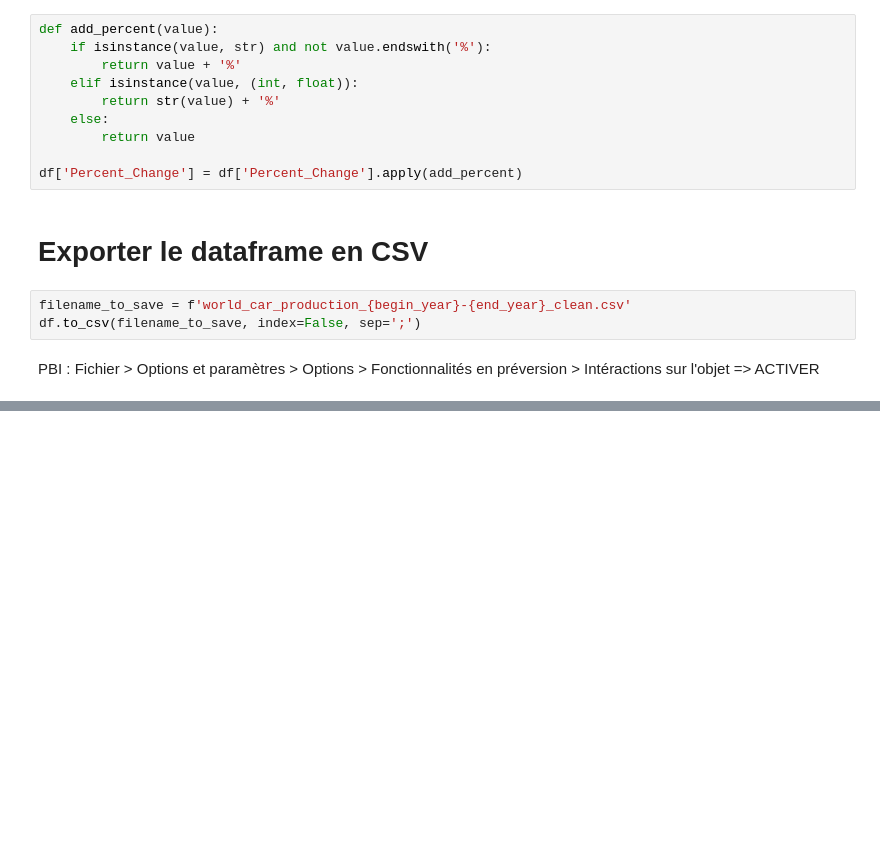
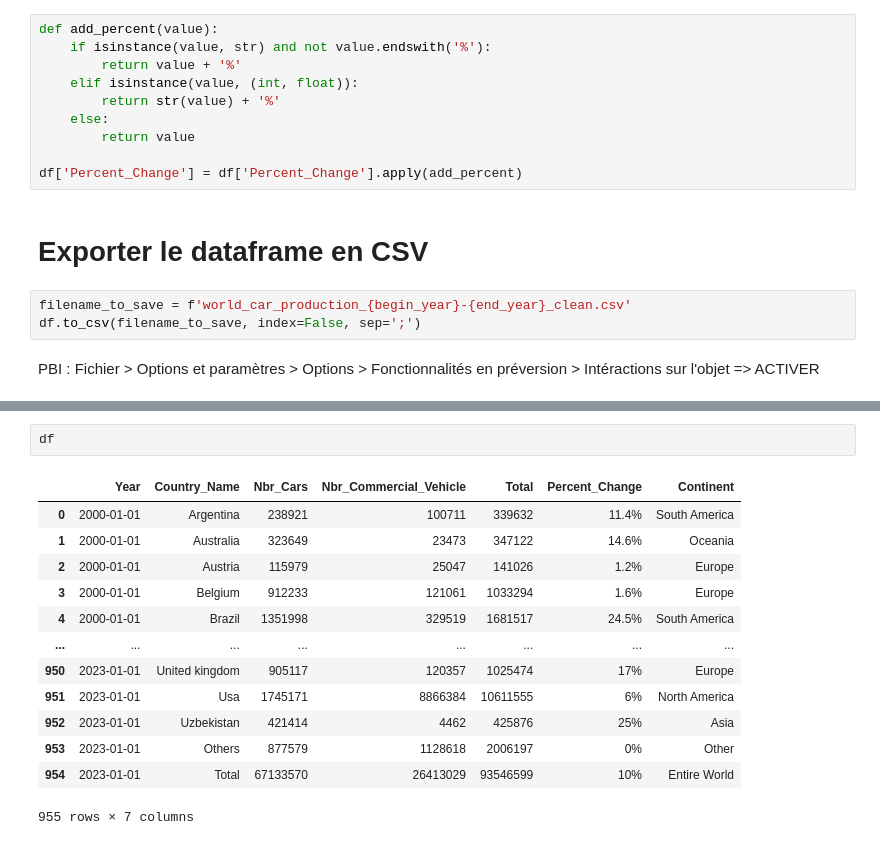
Before and after one commit to SEILERLuc/analyse_auto, a Jupyter notebook: cleaning.ipynb, the cells around one changed output, grey strips where cells are left out. Drawn from its saved outputs; the diff is of its cells as text; blank space fills up the shorter version.

```diff
--- a/cleaning.ipynb
+++ b/cleaning.ipynb
@@ -485,0 +588,16 @@ PBI : Fichier > Options et paramètres > Options > Fonctionnalités en préversi
+# %%
+df
+# %% [output]
+|  | Year | Country_Name | Nbr_Cars | Nbr_Commercial_Vehicle | Total | Percent_Change | Continent |
+| 0 | 2000-01-01 | Argentina | 238921 | 100711 | 339632 | 11.4% | South America |
+| 1 | 2000-01-01 | Australia | 323649 | 23473 | 347122 | 14.6% | Oceania |
+| 2 | 2000-01-01 | Austria | 115979 | 25047 | 141026 | 1.2% | Europe |
+| 3 | 2000-01-01 | Belgium | 912233 | 121061 | 1033294 | 1.6% | Europe |
+| 4 | 2000-01-01 | Brazil | 1351998 | 329519 | 1681517 | 24.5% | South America |
+| ... | ... | ... | ... | ... | ... | ... | ... |
+| 950 | 2023-01-01 | United kingdom | 905117 | 120357 | 1025474 | 17% | Europe |
+| 951 | 2023-01-01 | Usa | 1745171 | 8866384 | 10611555 | 6% | North America |
+| 952 | 2023-01-01 | Uzbekistan | 421414 | 4462 | 425876 | 25% | Asia |
+| 953 | 2023-01-01 | Others | 877579 | 1128618 | 2006197 | 0% | Other |
+| 954 | 2023-01-01 | Total | 67133570 | 26413029 | 93546599 | 10% | Entire World |
+955 rows × 7 columns
```
Also changed, not shown: parts of 16 cells of this notebook.
